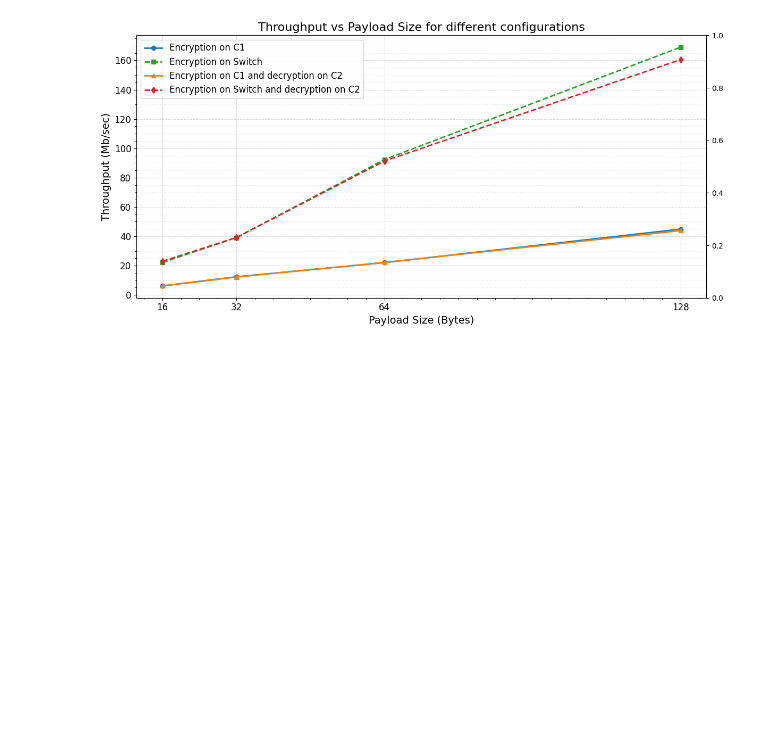
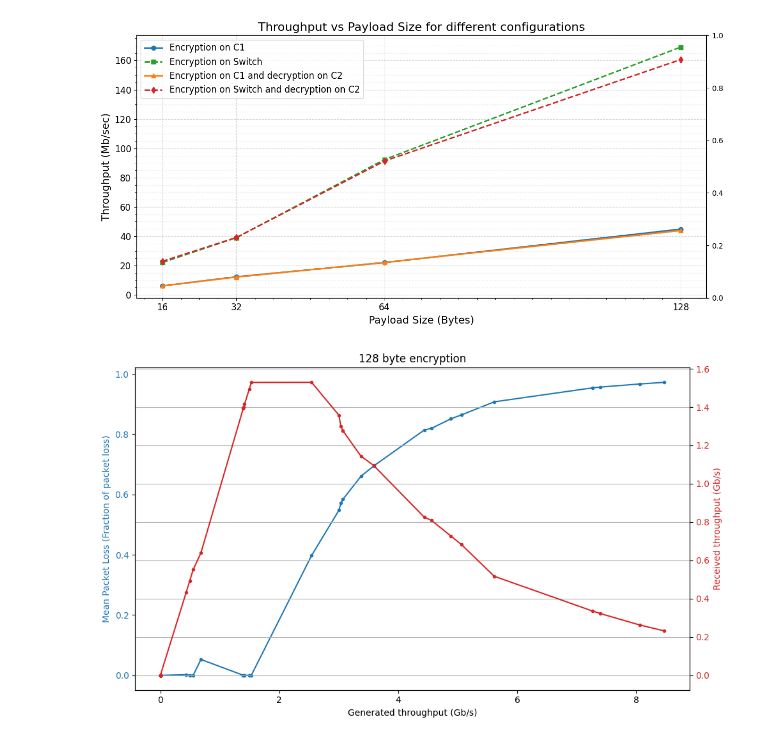
Before and after one commit to HersiZa/AES-Encryption-in-RDMA-Systems, a Jupyter notebook: Supplemental_Material_Plot_data_DEBS.ipynb, the cells around one changed output. Cells and saved outputs as stored; diff of their text form; code cells hidden in the pictures; blank space fills up the shorter version.

Commit message:
Skapades med Colab

```diff
--- a/Supplemental_Material_Plot_data_DEBS.ipynb
+++ b/Supplemental_Material_Plot_data_DEBS.ipynb
@@ -195,3 +195,82 @@ plt.savefig("throughputconfigurations.pdf", format='pdf')
 plt.show()
 # %% [output]
 [figure]
+# %%
+import pandas as pd
+import matplotlib.pyplot as plt
+import numpy as np
+from matplotlib.backends.backend_pdf import PdfPages
+from google.colab import files
+# Function to read CSV file and plot data
+def plot_csv_data(file_path):
+    # Read the CSV file into a DataFrame
+    df = pd.read_csv(file_path)
+
+    pdf_filename = "images.pdf"
+    pdf = PdfPages(pdf_filename)
+
+    # List to store standard deviation values
+    std_dev_list = []
+    pl = df['Packet Loss']
+
+    # Iterate over the indices of the 'Packet Loss' column in steps of 3
+    for i in range(0, len(pl) - 2, 3):
+        # Extract three consecutive values
+        data = [pl[i], pl[i+1], pl[i+2]]
+        # Calculate the standard deviation for the three values
+        std_dev = np.std(data)
+        # Append the standard deviation to the list
+        std_dev_list.append(std_dev)
+
+    y_std_dev_sorted = pd.DataFrame(std_dev_list)
+
+    # Add zeroes to match the length of the original DataFrame
+    zeroes = pd.DataFrame({'column1': [0] * (len(df) - len(y_std_dev_sorted))})
+    y_std_dev_sorted = pd.concat([y_std_dev_sorted, zeroes], ignore_index=True)
+
+    # Ensure the CSV has the required columns
+    if 'Avg RX TP' in df.columns and 'AVG PL' in df.columns:
+        x = df['Avg TX TP']
+        y = df['AVG PL']
+        z = df['Avg RX TP']
+
+        # Sort values by 'Avg TX TP'
+        sorted_indices = x.argsort()
+        x_sorted = x.iloc[sorted_indices]
+        y_sorted = y.iloc[sorted_indices]
+        z_sorted = z.iloc[sorted_indices]
+
+        y_std_dev_sorted = y_std_dev_sorted.iloc[sorted_indices]
+
+        # Create a plot
+        fig, ax1 = plt.subplots(figsize=(10, 6))
+
+        # Plot y_sorted with the first y-axis
+        color = 'tab:blue'
+        ax1.set_xlabel('Generated throughput (Gb/s)')
+        ax1.set_ylabel('Mean Packet Loss (Fraction of packet loss)', color=color)
+        ax1.plot(x_sorted, y_sorted, marker='.', linestyle='-', color=color)
+        ax1.tick_params(axis='y', labelcolor=color)
+
+        # Create a second y-axis sharing the same x-axis
+        ax2 = ax1.twinx()
+        color = 'tab:red'
+        ax2.set_ylabel('Received throughput (Gb/s)', color=color)
+        ax2.plot(x_sorted, z_sorted, marker='.', linestyle='-', color=color)
+        ax2.tick_params(axis='y', labelcolor=color)
+
+        plt.title('128 byte encryption')
+        fig.tight_layout()  # To ensure the right y-label is not slightly clipped
+        plt.grid(True)
+        plt.show()
+        pdf.savefig(fig)
+        pdf.close()
+        files.download(pdf_filename)
+    else:
+        print("The CSV file does not have the required columns 'Avg TX TP', 'AVG PL', and 'Avg RX TP'.")
+
+# Example usage
+file_path = 'Testexjobb(Sheet1)(2).csv'  # Update this path as needed
+plot_csv_data(file_path)
+# %% [output]
+[figure, added]
```
Also changed, not shown: parts of 1 cell of this notebook.
